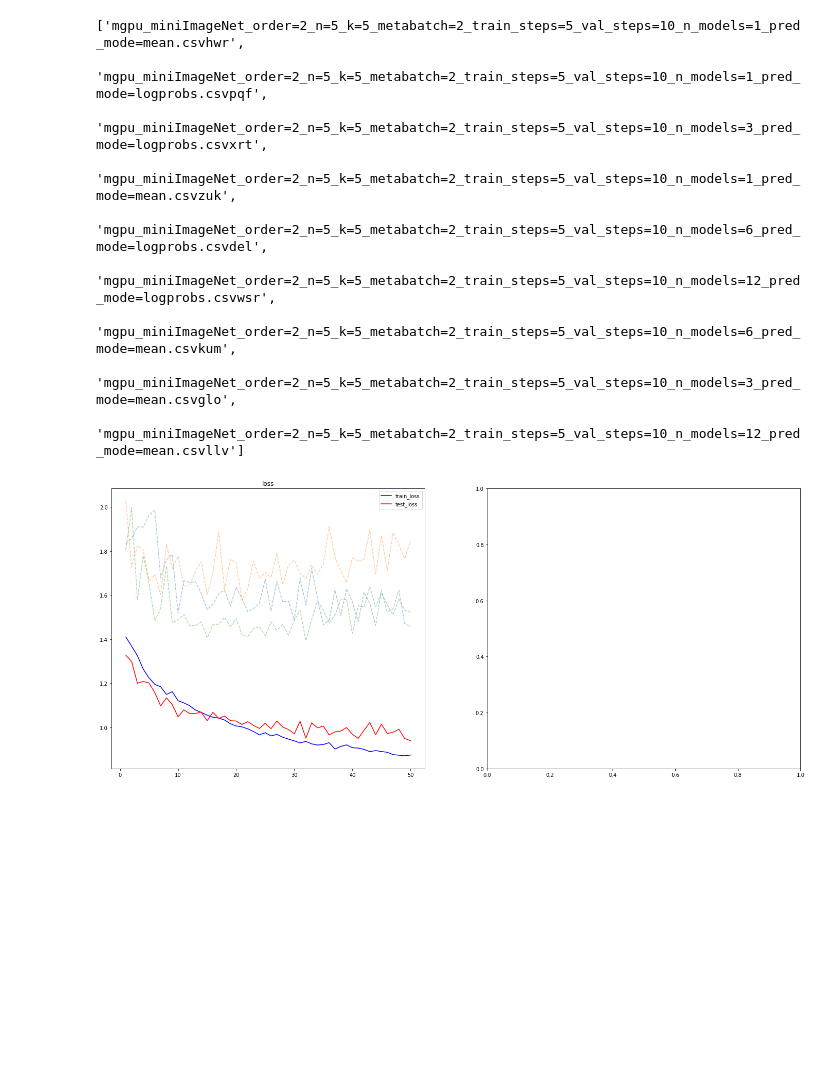
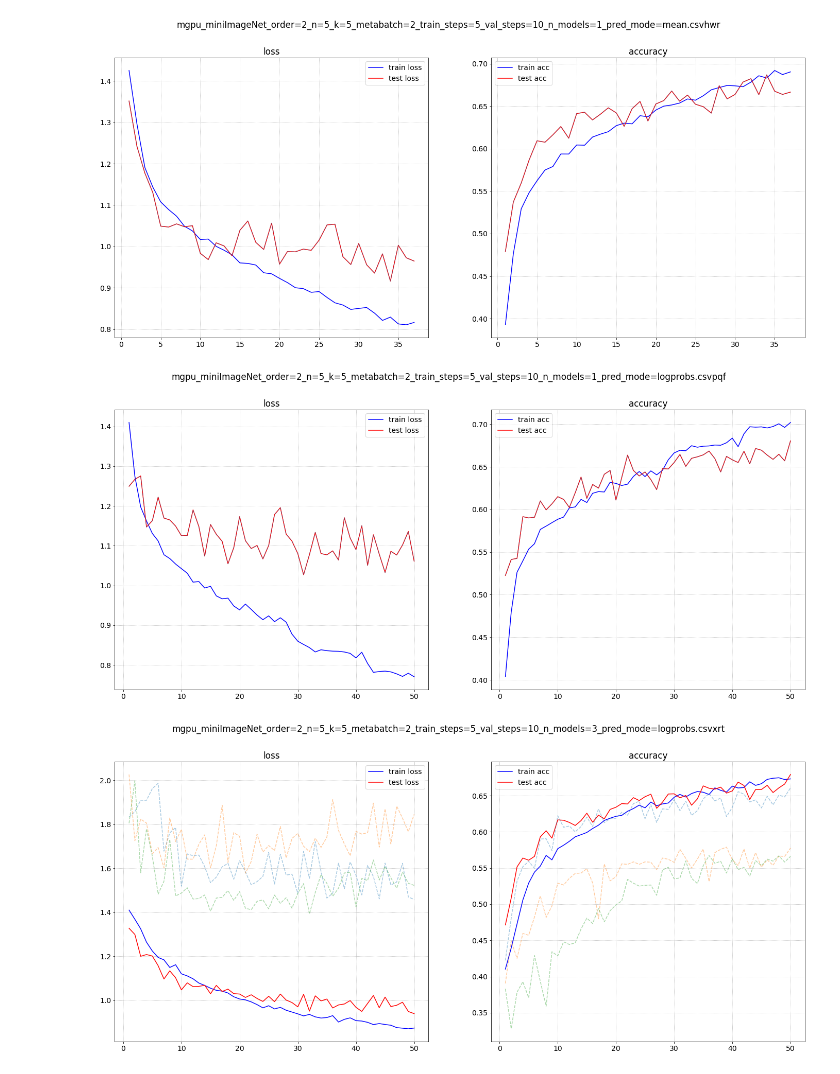
Before and after one commit to markovalexander/few_shot, a Jupyter notebook: logs/graphics.ipynb, the cells around one changed output. Saved outputs shown, nothing was run; the diff lists cells and outputs as text; code cells hidden in the pictures; blank space fills up the shorter version.

Commit message:
better graphics, working mean loss

```diff
--- a/logs/graphics.ipynb
+++ b/logs/graphics.ipynb
@@ -6,12 +24,20 @@ import os
+# %%
+def parse_name(filename):
+    params = filename.split('_')
+    n = params[3][2:]
+    k = params[4][2:]
+    n_models = params[-3][7:]
+    predmode = params[-1][:-6]
+    params = {'n': int(n), 'k' : int(k), 'n_models': int(n_models), 'pred_mode': predmode}
+    return params
 # %%
 def draw_one(filename):
     fig = plt.figure(figsize=(24, 10))
 
     ax1, ax2 = fig.subplots(nrows=1, ncols=2)
 
-    # TODO: get from filename
-    n_shot, k_way = 5, 5
-    n_models = 3
+    params = parse_name(filename)
+    n_shot, k_way, n_models = params['n'], params['k'], params['n_models']
 
     data = pd.read_csv(os.path.join('maml_ens', filename))
     epochs = data['epoch']
@@ -24,28 +50,29 @@ def draw_one(filename):
     test_acc = data[val_acc_str]
 
 
-    ax1.plot(epochs, train_loss, color='blue', label='train_loss')
-    ax1.plot(epochs, test_loss, color='red', label='test_loss')
+    ax1.plot(epochs, train_loss, color='blue', label='train loss')
+    ax1.plot(epochs, test_loss, color='red', label='test loss')
 
     for i in range(n_models):
         val_loss = data[f'val_loss_{i}']
         ax1.plot(epochs, val_loss, '--', alpha=0.4)
 
     ax1.legend()
+    ax1.grid(ls=':')
     ax1.set_title('loss')
+
+
+    ax2.plot(epochs, train_acc, color='blue', label='train acc')
+    ax2.plot(epochs, test_acc, color='red', label='test acc')
+
+    for i in range(n_models):
+        val_acc = data[val_acc_str + f'_{i}']
+        ax2.plot(epochs, val_acc, '--', alpha=0.4)
+
+    ax2.legend()
+    ax2.grid(ls=':')
+    ax2.set_title('accuracy')
+
+    fig.suptitle(filename)
 # %%
-os.listdir('maml_ens/')
+names = os.listdir('maml_ens/')
-# %% [output]
-['mgpu_miniImageNet_order=2_n=5_k=5_metabatch=2_train_steps=5_val_steps=10_n_models=1_pred_mode=mean.csvhwr',
- 'mgpu_miniImageNet_order=2_n=5_k=5_metabatch=2_train_steps=5_val_steps=10_n_models=1_pred_mode=logprobs.csvpqf',
- 'mgpu_miniImageNet_order=2_n=5_k=5_metabatch=2_train_steps=5_val_steps=10_n_models=3_pred_mode=logprobs.csvxrt',
- 'mgpu_miniImageNet_order=2_n=5_k=5_metabatch=2_train_steps=5_val_steps=10_n_models=1_pred_mode=mean.csvzuk',
- 'mgpu_miniImageNet_order=2_n=5_k=5_metabatch=2_train_steps=5_val_steps=10_n_models=6_pred_mode=logprobs.csvdel',
- 'mgpu_miniImageNet_order=2_n=5_k=5_metabatch=2_train_steps=5_val_steps=10_n_models=12_pred_mode=logprobs.csvwsr',
- 'mgpu_miniImageNet_order=2_n=5_k=5_metabatch=2_train_steps=5_val_steps=10_n_models=6_pred_mode=mean.csvkum',
- 'mgpu_miniImageNet_order=2_n=5_k=5_metabatch=2_train_steps=5_val_steps=10_n_models=3_pred_mode=mean.csvglo',
- 'mgpu_miniImageNet_order=2_n=5_k=5_metabatch=2_train_steps=5_val_steps=10_n_models=12_pred_mode=mean.csvllv']
-# %%
-draw_one('mgpu_miniImageNet_order=2_n=5_k=5_metabatch=2_train_steps=5_val_steps=10_n_models=3_pred_mode=logprobs.csvxrt')
-# %% [output]
-[figure, removed]
@@ -94,0 +79,7 @@ def draw_losses(epochs, data, acc_range=None, name=None):
+# %%
+for name in names:
+    draw_one(name)
+# %% [output]
+[figure, added]
+[figure, added]
+[figure, added]
```
Also changed, not shown: parts of 7 cells of this notebook, 1 other file.
